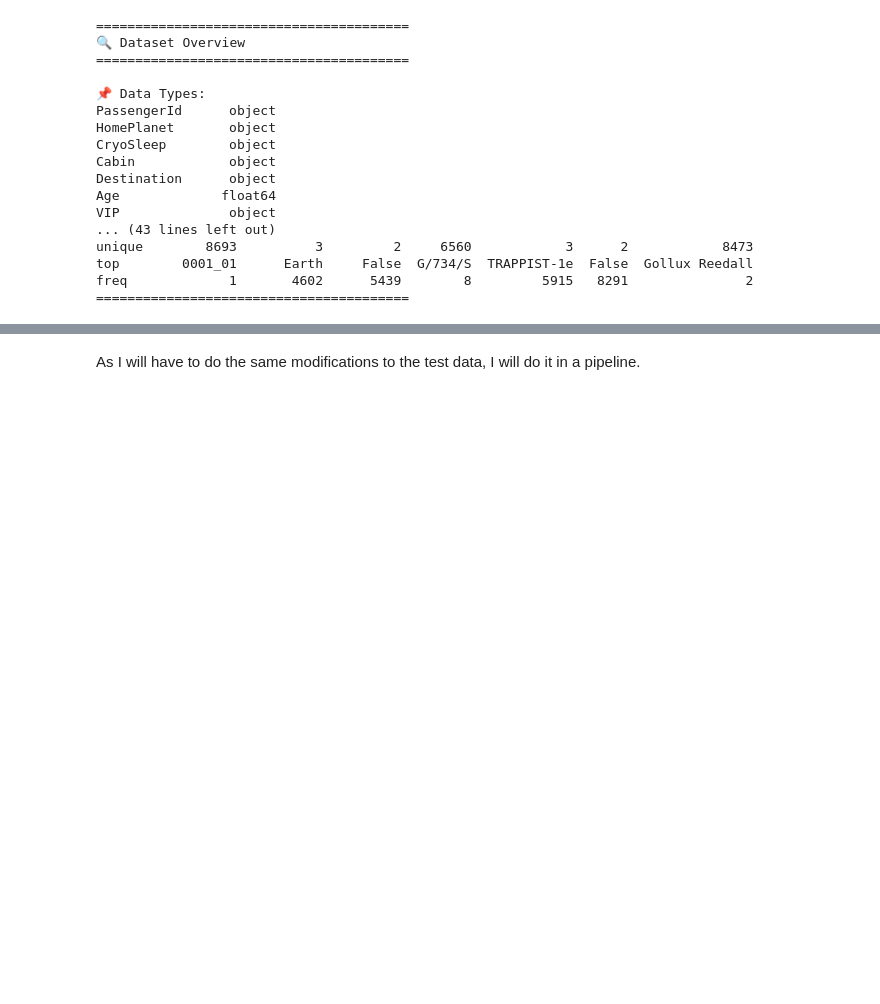
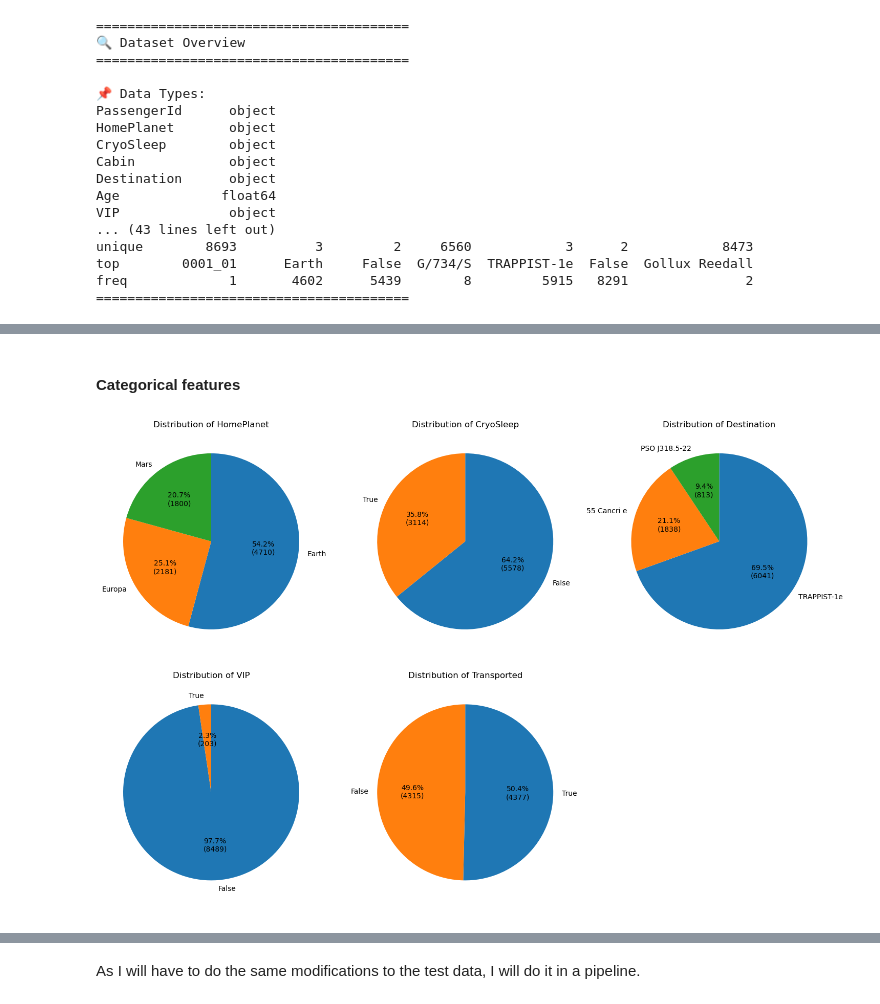
Before and after one commit to Herkata/spaceship_titanic, a Jupyter notebook: space_titanic.ipynb, the cells around one changed output, grey strips where cells are left out. Saved outputs shown, nothing was run; the diff lists cells and outputs as text; code cells hidden in the pictures; blank space fills up the shorter version.

```diff
--- a/space_titanic.ipynb
+++ b/space_titanic.ipynb
@@ -98,0 +176,26 @@ Conclusions:
+# %% [markdown]
+#### Categorical features
+# %%
+def plot_categorical_distributions(data, cat_features, target):
+    fig, axes = plt.subplots(nrows=2, ncols=3, figsize=(15, 10))
+
+    axes = axes.flatten()
+
+    for i, feature in enumerate(cat_features + [target]):
+        data[feature].value_counts().plot.pie(
+            autopct=lambda p: f'{p:.1f}%\n({int(p * len(data) / 100)})',
+            startangle=90,
+            counterclock=False,
+            ax=axes[i]
+        )
+        axes[i].set_title(f'Distribution of {feature}')
+        axes[i].set_ylabel('')
+
+    axes[-1].axis('off')
+
+    plt.tight_layout()
+    plt.show()
+# %%
+plot_categorical_distributions(data, cat_features, target)
+# %% [output]
+[figure, added]
```
Also changed, not shown: parts of 48 cells of this notebook.
